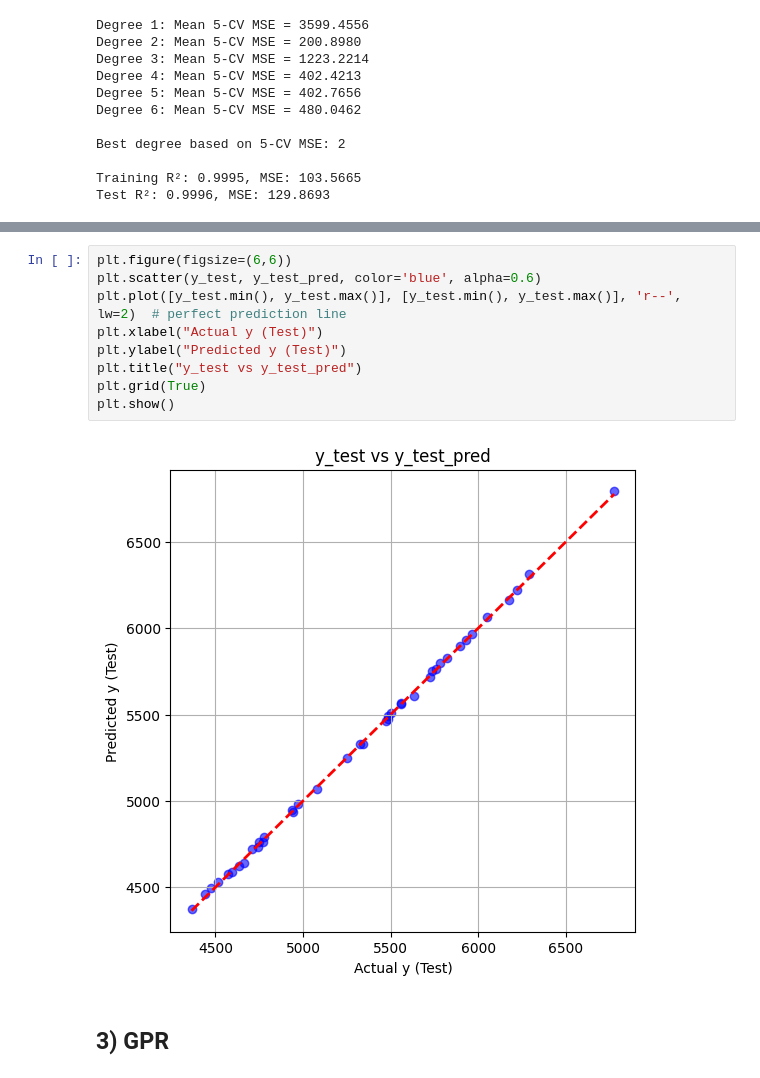
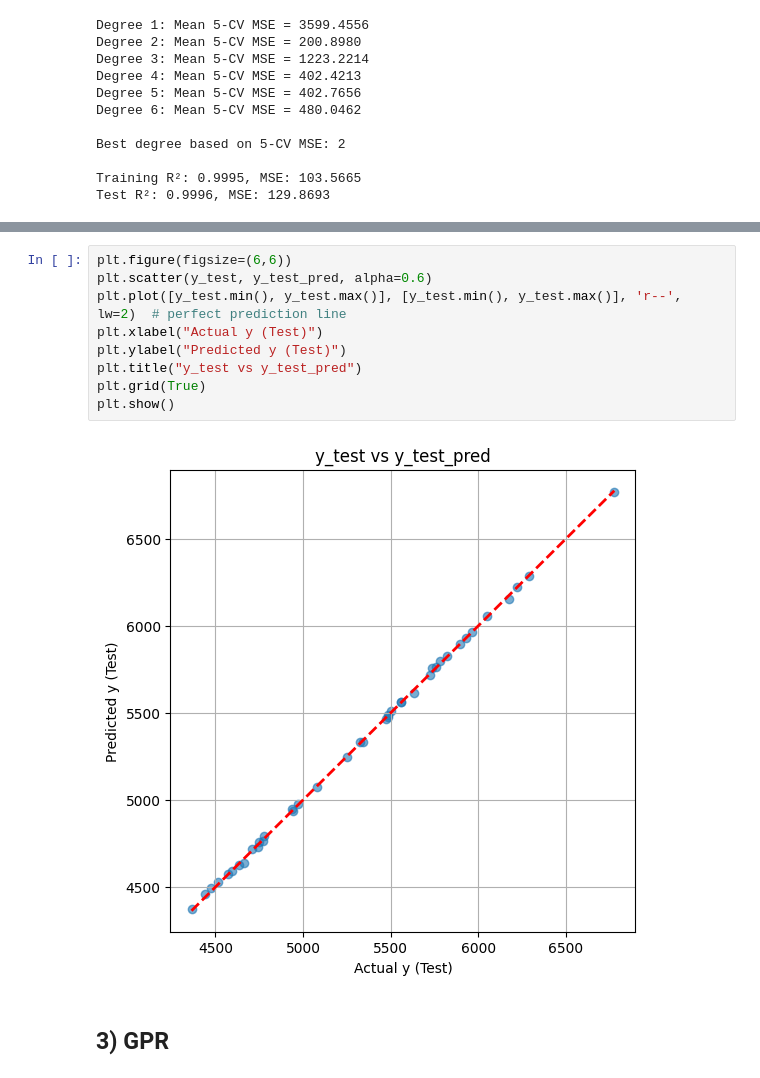
Before and after one commit to lapulga-10/SVM, a Jupyter notebook: Code/Week_5_Surrogate_model_fitting.ipynb, the cells around one changed output, grey strips where cells are left out. Drawn from its saved outputs; the diff is of its cells as text.

```diff
--- a/Code/Week_5_Surrogate_model_fitting.ipynb
+++ b/Code/Week_5_Surrogate_model_fitting.ipynb
@@ -212,14 +202,14 @@ Polynomial_Regression  0.999505  0.999647  103.566473   129.869288
 # %%
 plt.figure(figsize=(6,6))
-plt.scatter(y_test, y_test_pred, color='blue', alpha=0.6)
+plt.scatter(y_test, y_test_pred, alpha=0.6)
 plt.plot([y_test.min(), y_test.max()], [y_test.min(), y_test.max()], 'r--', lw=2)  # perfect prediction line
 plt.xlabel("Actual y (Test)")
 plt.ylabel("Predicted y (Test)")
 plt.title("y_test vs y_test_pred")
 plt.grid(True)
 plt.show()
 # %% [output]
-[figure, old version]
+[figure, new version]
 # %% [markdown]
 ## 3) GPR
 # %%
```
Also changed, not shown: parts of 3 cells of this notebook.
